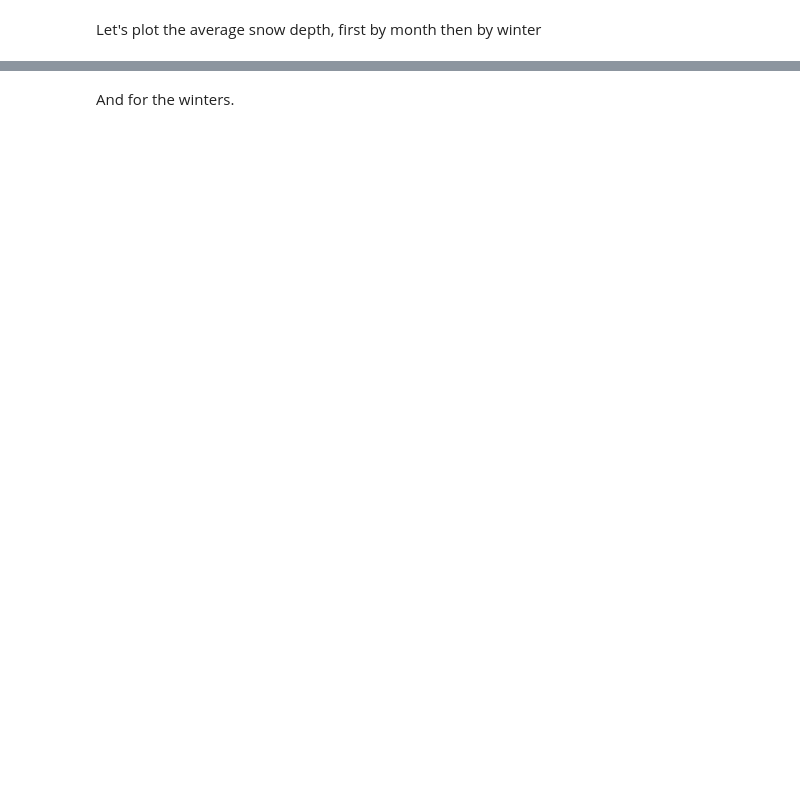
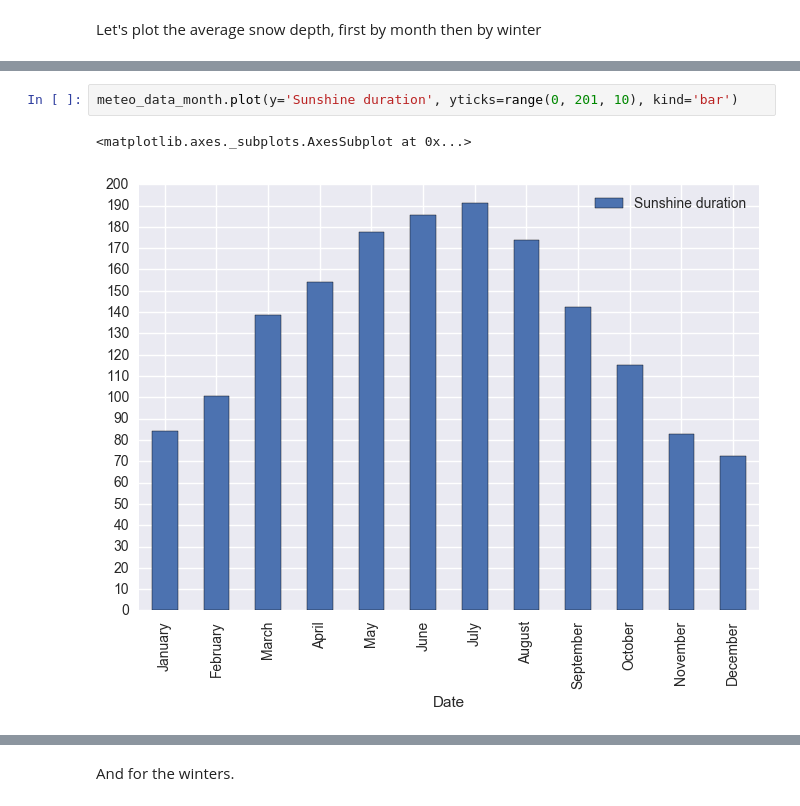
Before and after one commit to Pamoi/datavalanche, a Jupyter notebook: src/datavalanche.ipynb, the cells around one changed output, grey strips where cells are left out. Cells and saved outputs as stored; diff of their text form; blank space fills up the shorter version.

```diff
--- a/src/datavalanche.ipynb
+++ b/src/datavalanche.ipynb
@@ -373,0 +255,5 @@ adelboden_month.plot(ax=axs[1], y='2 metre temperature', yticks=range(-5, 6), ki
+# %%
+meteo_data_month.plot(y='Sunshine duration', yticks=range(0, 201, 10), kind='bar')
+# %% [output]
+<matplotlib.axes._subplots.AxesSubplot at 0x...>
+[figure, added]
```
Also changed, not shown: parts of 57 cells of this notebook, 1 other file.
